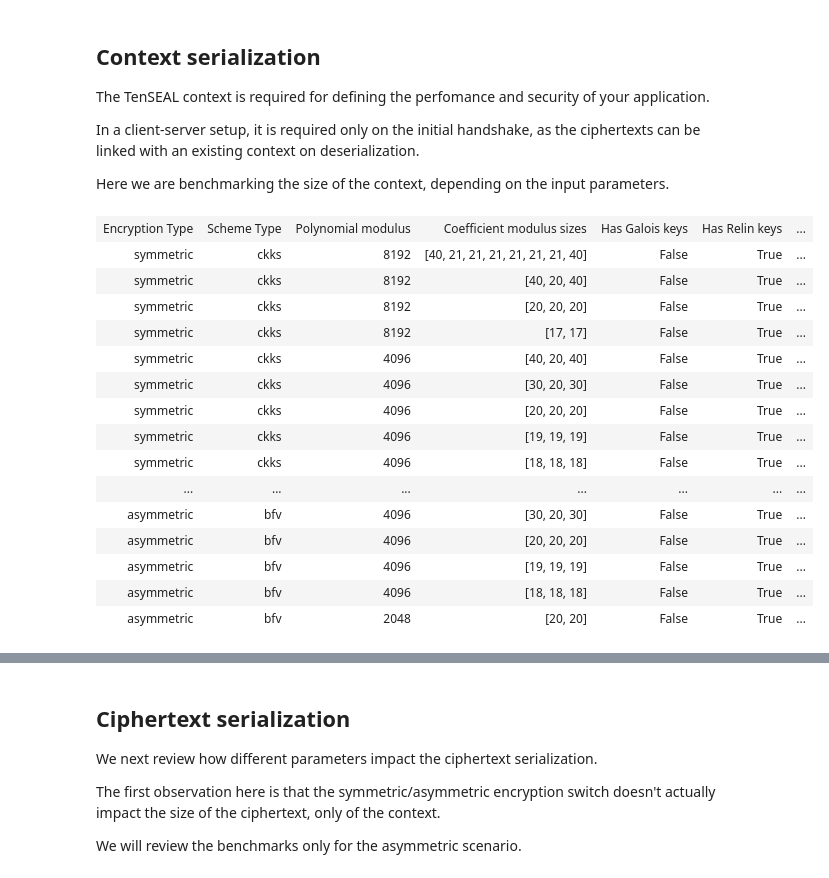
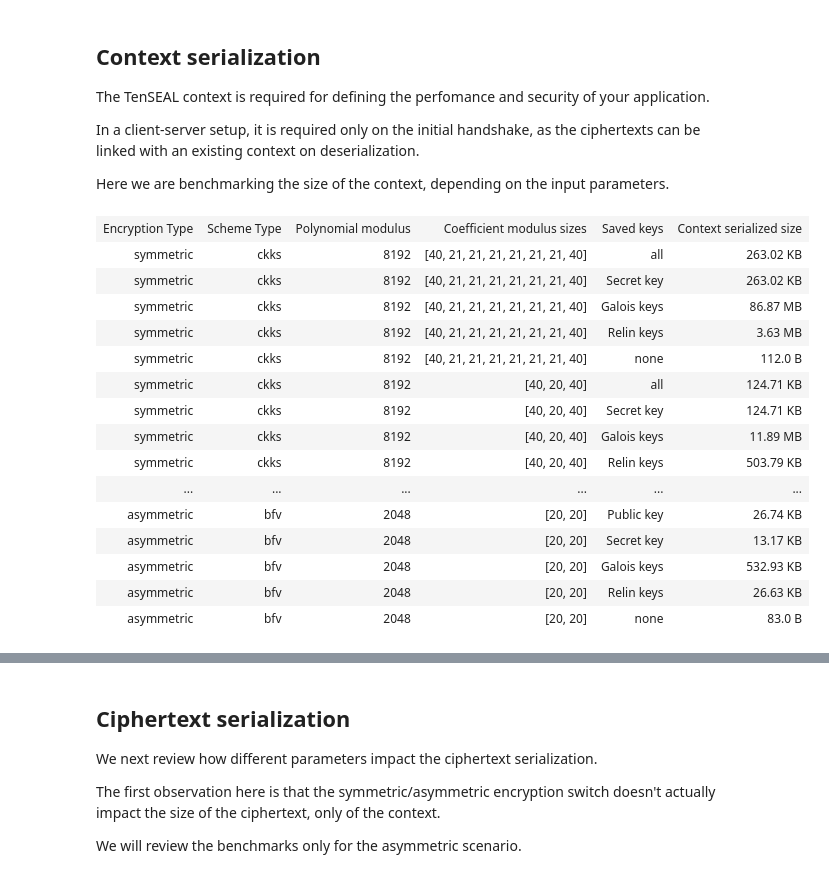
Before and after one commit to OpenMined/TenSEAL, a Jupyter notebook: tutorials/Tutorial 3 - Benchmarks.ipynb, the cells around one changed output, grey strips where cells are left out. Saved outputs shown, nothing was run; the diff lists cells and outputs as text; code cells hidden in the pictures.

Commit message:
update context benchmarks

```diff
--- a/tutorials/Tutorial 3 - Benchmarks.ipynb
+++ b/tutorials/Tutorial 3 - Benchmarks.ipynb
@@ -95,7 +95,7 @@ In a client-server setup, it is required only on the initial handshake, as the c
 
 Here we are benchmarking the size of the context, depending on the input parameters.
 # %%
-ctx_size_benchmarks = [["Encryption Type", "Scheme Type", "Polynomial modulus", "Coefficient modulus sizes", "Has Galois keys", "Has Relin keys", "Context serialized size", ]]
+ctx_size_benchmarks = [["Encryption Type", "Scheme Type", "Polynomial modulus", "Coefficient modulus sizes", "Saved keys", "Context serialized size", ]]
 
 for enc_type in [ts.ENCRYPTION_TYPE.SYMMETRIC, ts.ENCRYPTION_TYPE.ASYMMETRIC]:
     for (poly_mod, coeff_mod_bit_sizes) in [
@@ -119,51 +119,92 @@ for enc_type in [ts.ENCRYPTION_TYPE.SYMMETRIC, ts.ENCRYPTION_TYPE.ASYMMETRIC]:
             poly_modulus_degree=poly_mod,
             coeff_mod_bit_sizes=coeff_mod_bit_sizes,
             encryption_type=enc_type,
         )
-        ctx_size_benchmarks.append([enc_type_str[enc_type], scheme_str[ts.SCHEME_TYPE.CKKS], poly_mod, coeff_mod_bit_sizes, False, True, convert_size(len(context.serialize()))])
+        context.generate_galois_keys()
+        context.generate_relin_keys()
+
+        ser = context.serialize(save_public_key=True, save_secret_key=True, save_galois_keys=True, save_relin_keys=True)
+        ctx_size_benchmarks.append([enc_type_str[enc_type], scheme_str[ts.SCHEME_TYPE.CKKS], poly_mod, coeff_mod_bit_sizes, "all", convert_size(len(ser))])
+
+        if enc_type is ts.ENCRYPTION_TYPE.ASYMMETRIC:
+            ser = context.serialize(save_public_key=True, save_secret_key=False, save_galois_keys=False, save_relin_keys=False)
+            ctx_size_benchmarks.append([enc_type_str[enc_type], scheme_str[ts.SCHEME_TYPE.CKKS], poly_mod, coeff_mod_bit_sizes, "Public key", convert_size(len(ser))])
+
+        ser = context.serialize(save_public_key=False, save_secret_key=True, save_galois_keys=False, save_relin_keys=False)
+        ctx_size_benchmarks.append([enc_type_str[enc_type], scheme_str[ts.SCHEME_TYPE.CKKS], poly_mod, coeff_mod_bit_sizes, "Secret key",  convert_size(len(ser))])
+
+        ser = context.serialize(save_public_key=False, save_secret_key=False, save_galois_keys=True, save_relin_keys=False)
+        ctx_size_benchmarks.append([enc_type_str[enc_type], scheme_str[ts.SCHEME_TYPE.CKKS], poly_mod, coeff_mod_bit_sizes, "Galois keys",  convert_size(len(ser))])
+
+        ser = context.serialize(save_public_key=False, save_secret_key=False, save_galois_keys=False, save_relin_keys=True)
+        ctx_size_benchmarks.append([enc_type_str[enc_type], scheme_str[ts.SCHEME_TYPE.CKKS], poly_mod, coeff_mod_bit_sizes, "Relin keys",  convert_size(len(ser))])
+
+        ser = context.serialize(save_public_key=False, save_secret_key=False, save_galois_keys=False, save_relin_keys=False)
+        ctx_size_benchmarks.append([enc_type_str[enc_type], scheme_str[ts.SCHEME_TYPE.CKKS], poly_mod, coeff_mod_bit_sizes, "none", convert_size(len(ser))])
 
     for (poly_mod, coeff_mod_bit_sizes) in [
         (8192, [40, 21, 21, 21, 21, 21, 21, 40]),
         (8192, [40, 21, 21, 21, 21, 21, 40]),
         (8192, [40, 21, 21, 21, 21, 40]),
         (8192, [40, 21, 21, 21, 40]),
         (8192, [40, 21, 21, 40]),
         (8192, [40, 20, 40]),
         (4096, [40, 20, 40]),
         (4096, [30, 20, 30]),
         (4096, [20, 20, 20]),
         (4096, [19, 19, 19]),
         (4096, [18, 18, 18]),
         (2048, [20, 20]),
     ]:
         context = ts.context(
             scheme=ts.SCHEME_TYPE.BFV,
             poly_modulus_degree=poly_mod,
             plain_modulus=786433,
             coeff_mod_bit_sizes=coeff_mod_bit_sizes,
             encryption_type=enc_type,
         )
-        ctx_size_benchmarks.append([enc_type_str[enc_type], scheme_str[ts.SCHEME_TYPE.BFV], poly_mod, coeff_mod_bit_sizes, False, True, convert_size(len(context.serialize()))])
+
+        context.generate_galois_keys()
+        context.generate_relin_keys()
+
+        ser = context.serialize(save_public_key=True, save_secret_key=True, save_galois_keys=True, save_relin_keys=True)
+        ctx_size_benchmarks.append([enc_type_str[enc_type], scheme_str[ts.SCHEME_TYPE.BFV], poly_mod, coeff_mod_bit_sizes, "all", convert_size(len(ser))])
+
+        if enc_type is ts.ENCRYPTION_TYPE.ASYMMETRIC:
+            ser = context.serialize(save_public_key=True, save_secret_key=False, save_galois_keys=False, save_relin_keys=False)
+            ctx_size_benchmarks.append([enc_type_str[enc_type], scheme_str[ts.SCHEME_TYPE.BFV], poly_mod, coeff_mod_bit_sizes, "Public key", convert_size(len(ser))])
+
+        ser = context.serialize(save_public_key=False, save_secret_key=True, save_galois_keys=False, save_relin_keys=False)
+        ctx_size_benchmarks.append([enc_type_str[enc_type], scheme_str[ts.SCHEME_TYPE.BFV], poly_mod, coeff_mod_bit_sizes, "Secret key",  convert_size(len(ser))])
+
+        ser = context.serialize(save_public_key=False, save_secret_key=False, save_galois_keys=True, save_relin_keys=False)
+        ctx_size_benchmarks.append([enc_type_str[enc_type], scheme_str[ts.SCHEME_TYPE.BFV], poly_mod, coeff_mod_bit_sizes, "Galois keys",  convert_size(len(ser))])
+
+        ser = context.serialize(save_public_key=False, save_secret_key=False, save_galois_keys=False, save_relin_keys=True)
+        ctx_size_benchmarks.append([enc_type_str[enc_type], scheme_str[ts.SCHEME_TYPE.BFV], poly_mod, coeff_mod_bit_sizes, "Relin keys",  convert_size(len(ser))])
+
+        ser = context.serialize(save_public_key=False, save_secret_key=False, save_galois_keys=False, save_relin_keys=False)
+        ctx_size_benchmarks.append([enc_type_str[enc_type], scheme_str[ts.SCHEME_TYPE.BFV], poly_mod, coeff_mod_bit_sizes, "none", convert_size(len(ser))])
 
 
 display(HTML(tabulate.tabulate(ctx_size_benchmarks, tablefmt='html')))
 # %% [output]
-| Encryption Type | Scheme Type | Polynomial modulus | Coefficient modulus sizes | Has Galois keys | Has Relin keys | ... |
-| symmetric | ckks | 8192 | [40, 21, 21, 21, 21, 21, 21, 40] | False | True | ... |
-| symmetric | ckks | 8192 | [40, 20, 40] | False | True | ... |
-| symmetric | ckks | 8192 | [20, 20, 20] | False | True | ... |
-| symmetric | ckks | 8192 | [17, 17] | False | True | ... |
-| symmetric | ckks | 4096 | [40, 20, 40] | False | True | ... |
-| symmetric | ckks | 4096 | [30, 20, 30] | False | True | ... |
-| symmetric | ckks | 4096 | [20, 20, 20] | False | True | ... |
-| symmetric | ckks | 4096 | [19, 19, 19] | False | True | ... |
-| symmetric | ckks | 4096 | [18, 18, 18] | False | True | ... |
-| ... | ... | ... | ... | ... | ... | ... |
-| asymmetric | bfv | 4096 | [30, 20, 30] | False | True | ... |
-| asymmetric | bfv | 4096 | [20, 20, 20] | False | True | ... |
-| asymmetric | bfv | 4096 | [19, 19, 19] | False | True | ... |
-| asymmetric | bfv | 4096 | [18, 18, 18] | False | True | ... |
-| asymmetric | bfv | 2048 | [20, 20] | False | True | ... |
+| Encryption Type | Scheme Type | Polynomial modulus | Coefficient modulus sizes | Saved keys | Context serialized size |
+| symmetric | ckks | 8192 | [40, 21, 21, 21, 21, 21, 21, 40] | all | 263.02 KB |
+| symmetric | ckks | 8192 | [40, 21, 21, 21, 21, 21, 21, 40] | Secret key | 263.02 KB |
+| symmetric | ckks | 8192 | [40, 21, 21, 21, 21, 21, 21, 40] | Galois keys | 86.87 MB |
+| symmetric | ckks | 8192 | [40, 21, 21, 21, 21, 21, 21, 40] | Relin keys | 3.63 MB |
+| symmetric | ckks | 8192 | [40, 21, 21, 21, 21, 21, 21, 40] | none | 112.0 B |
+| symmetric | ckks | 8192 | [40, 20, 40] | all | 124.71 KB |
+| symmetric | ckks | 8192 | [40, 20, 40] | Secret key | 124.71 KB |
+| symmetric | ckks | 8192 | [40, 20, 40] | Galois keys | 11.89 MB |
+| symmetric | ckks | 8192 | [40, 20, 40] | Relin keys | 503.79 KB |
+| ... | ... | ... | ... | ... | ... |
+| asymmetric | bfv | 2048 | [20, 20] | Public key | 26.74 KB |
+| asymmetric | bfv | 2048 | [20, 20] | Secret key | 13.17 KB |
+| asymmetric | bfv | 2048 | [20, 20] | Galois keys | 532.93 KB |
+| asymmetric | bfv | 2048 | [20, 20] | Relin keys | 26.63 KB |
+| asymmetric | bfv | 2048 | [20, 20] | none | 83.0 B |
 # %% [markdown]
 ## Context serialization interpretation
 
```
Also changed, not shown: parts of 3 cells of this notebook.
